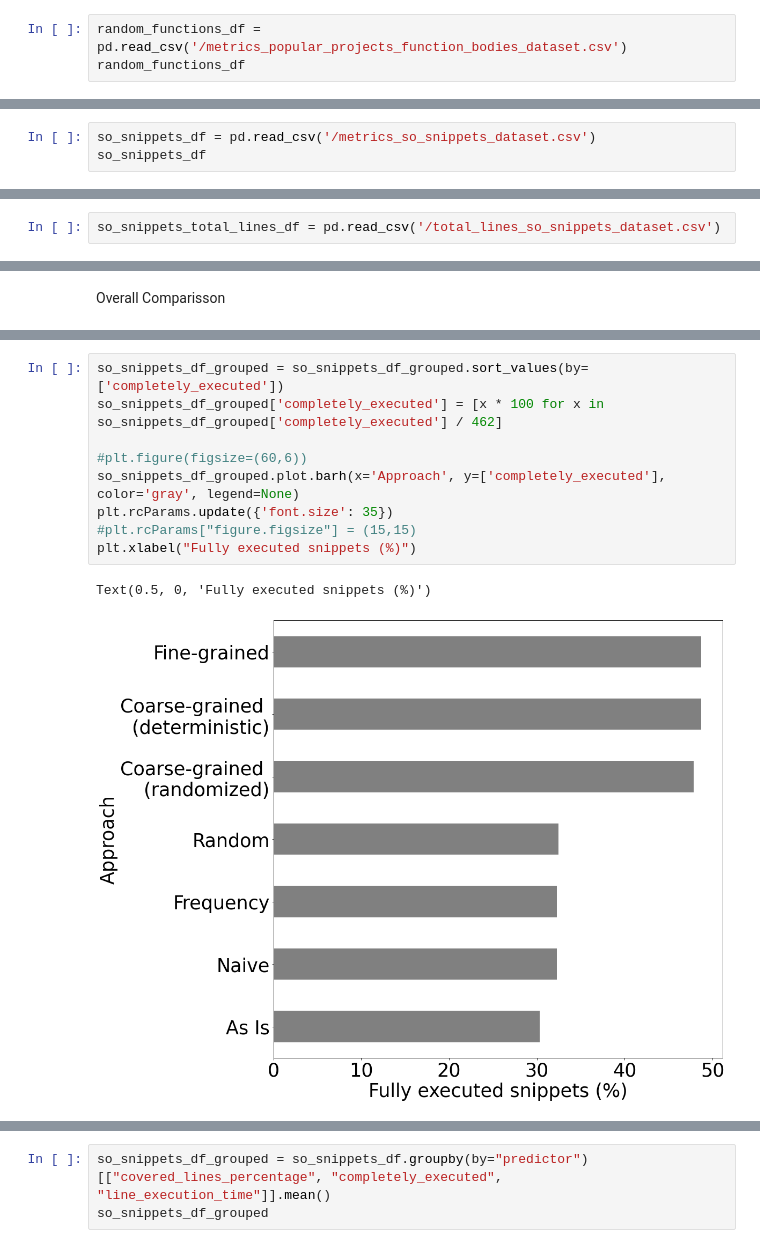
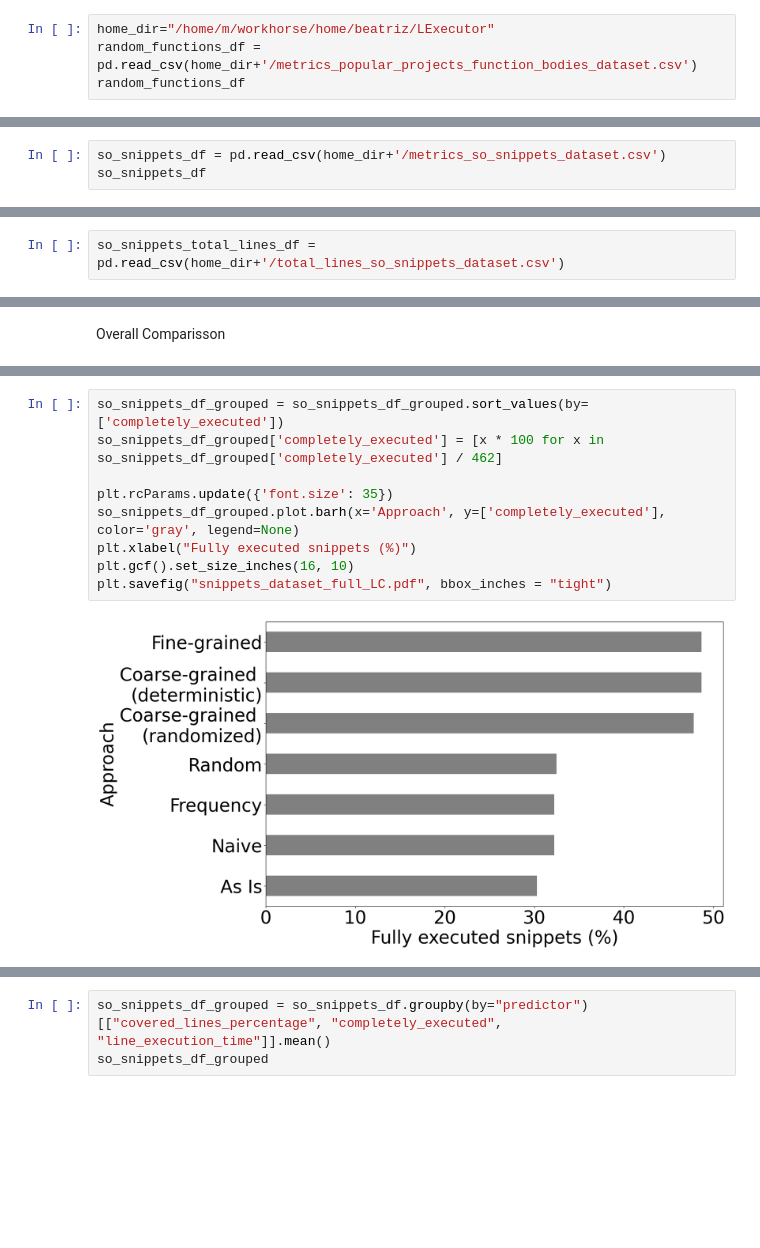
Before and after one commit to michaelpradel/LExecutor, a Jupyter notebook: src/notebooks/analyze_code_coverage_effectiveness.ipynb, the cells around one changed output, grey strips where cells are left out. Cells and saved outputs as stored; diff of their text form; blank space fills up the shorter version.

```diff
--- a/src/notebooks/analyze_code_coverage_effectiveness.ipynb
+++ b/src/notebooks/analyze_code_coverage_effectiveness.ipynb
@@ -9,5 +9,6 @@ import matplotlib.pyplot as plt
 # %% [markdown]
 Load Evaluation Data
 # %%
-random_functions_df = pd.read_csv('/metrics_popular_projects_function_bodies_dataset.csv')
+home_dir="/home/m/workhorse/home/beatriz/LExecutor"
+random_functions_df = pd.read_csv(home_dir+'/metrics_popular_projects_function_bodies_dataset.csv')
 random_functions_df
@@ -330,5 +456,5 @@ WilcoxonResult(statistic=836.5, pvalue=0.011389453463694492)
 # %% [markdown]
 Load Evaluation Data
 # %%
-so_snippets_df = pd.read_csv('/metrics_so_snippets_dataset.csv')
+so_snippets_df = pd.read_csv(home_dir+'/metrics_so_snippets_dataset.csv')
 so_snippets_df
@@ -335,5 +475,5 @@ so_snippets_df
 # %%
-so_snippets_total_lines_df = pd.read_csv('/total_lines_so_snippets_dataset.csv')
+so_snippets_total_lines_df = pd.read_csv(home_dir+'/total_lines_so_snippets_dataset.csv')
 # %%
 so_snippets_As_Is_df = so_snippets_df[so_snippets_df['predictor'] == 'AsIs']
 files_with_results_As_Is = so_snippets_As_Is_df.file.unique()
@@ -463,14 +663,13 @@ so_snippets_df_grouped
 # %%
 so_snippets_df_grouped = so_snippets_df_grouped.sort_values(by=['completely_executed'])
 so_snippets_df_grouped['completely_executed'] = [x * 100 for x in so_snippets_df_grouped['completely_executed'] / 462]
 
-#plt.figure(figsize=(60,6))
+plt.rcParams.update({'font.size': 35})
 so_snippets_df_grouped.plot.barh(x='Approach', y=['completely_executed'], color='gray', legend=None)
-plt.rcParams.update({'font.size': 35})
-#plt.rcParams["figure.figsize"] = (15,15)
 plt.xlabel("Fully executed snippets (%)")
+plt.gcf().set_size_inches(16, 10)
+plt.savefig("snippets_dataset_full_LC.pdf", bbox_inches = "tight")
 # %% [output]
-Text(0.5, 0, 'Fully executed snippets (%)')
-[figure, old version]
+[figure, new version]
 # %%
 so_snippets_df_grouped
```
Also changed, not shown: parts of 59 cells of this notebook.
